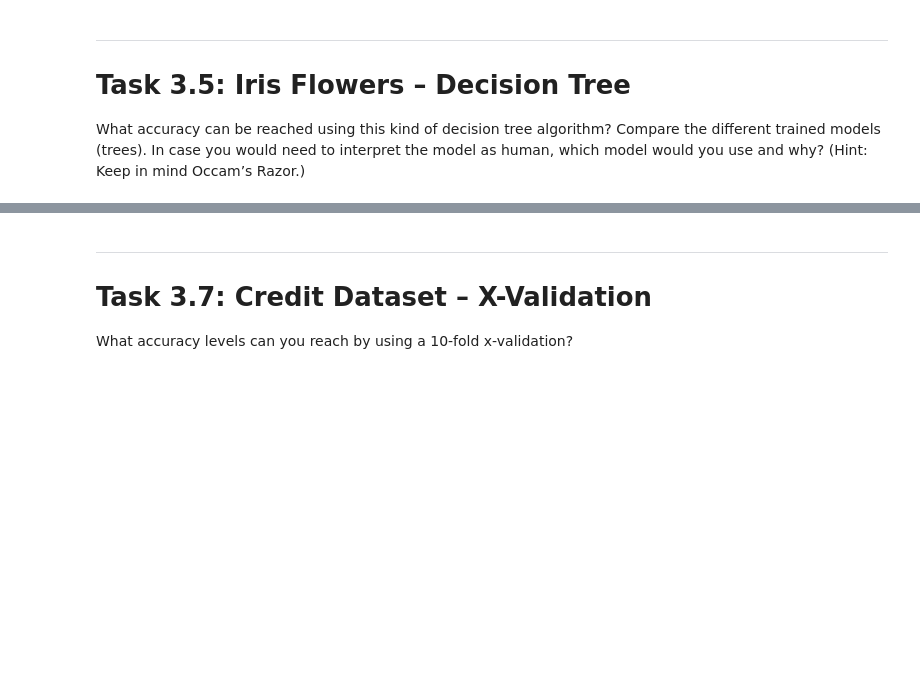
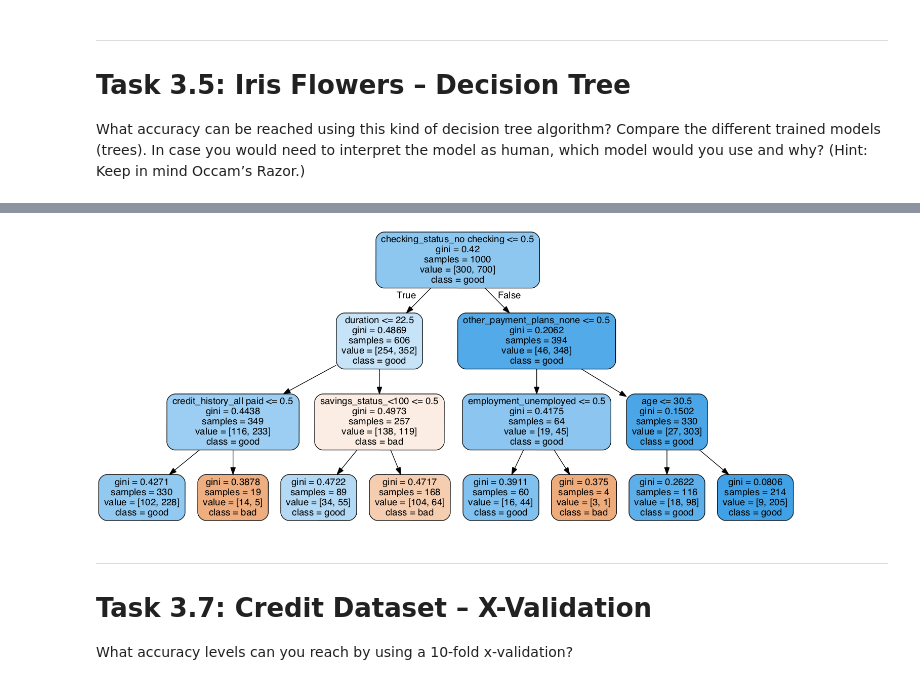
Before and after one commit to jgoerner/DataMining, a Jupyter notebook: notebooks/0.1-jg-readingguide-3.ipynb, the cells around one changed output, grey strips where cells are left out. Saved outputs shown, nothing was run; the diff lists cells and outputs as text; code cells hidden in the pictures; blank space fills up the shorter version.

```diff
--- a/notebooks/0.1-jg-readingguide-3.ipynb
+++ b/notebooks/0.1-jg-readingguide-3.ipynb
@@ -121,3 +207,11 @@ Apply the Compare ROCs operator to the dataset and include k-NN (with different
+# %%
+# Show best classifier
+plot_decision_tree(X_train.columns,
+                   np.unique(dfp_credit.inverse_transform_label(y_train)),
+                   dtree_best,
+                   path="../figures/classification/tree-credit.dot")
+# %% [output]
+[figure, added]
 # %% [markdown]
 ---
 # Task 3.7: Credit Dataset – X-Validation
```
Also changed, not shown: parts of 10 cells of this notebook, 7 other files.
